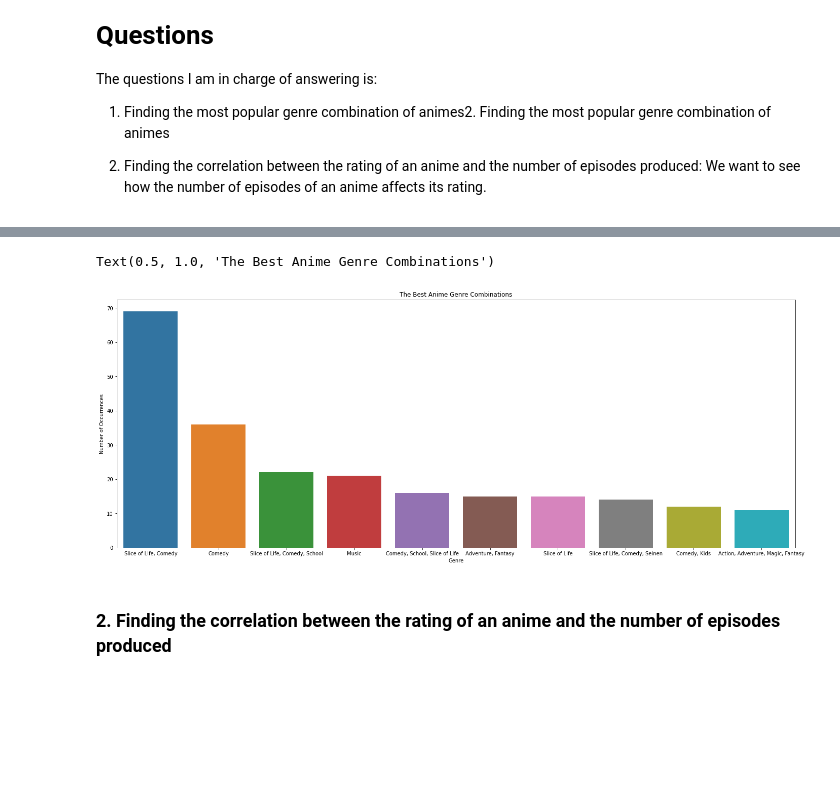
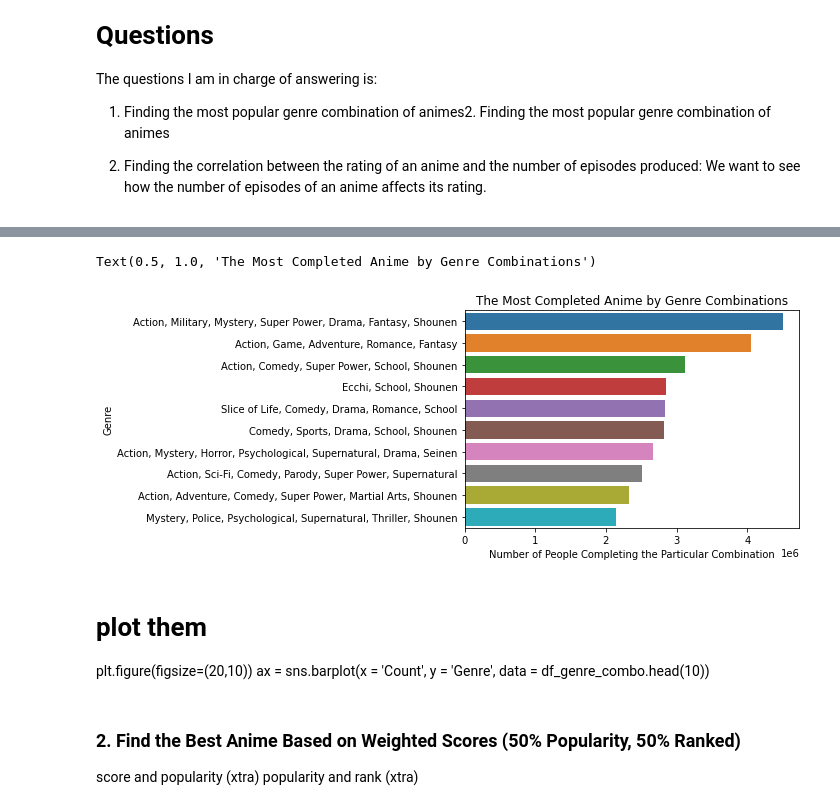
Before and after one commit to data301-2021-summer2/group03-project, a Jupyter notebook: analysis/Guy/milestone2.ipynb, the cells around one changed output, grey strips where cells are left out. Cells and saved outputs as stored; diff of their text form; code cells hidden in the pictures; blank space fills up the shorter version.

Commit message:
Plot the most watched genre combination

```diff
--- a/analysis/Guy/milestone2.ipynb
+++ b/analysis/Guy/milestone2.ipynb
@@ -220,0 +264,3 @@ df_genre_combo.head(10)
+# %%
+genre_combo_df = df.groupby('Genres', as_index = False).sum()[['Genres','Completed']].sort_values(by = 'Completed', ascending = False)
+genre_combo_df
@@ -221,11 +281,16 @@ df_genre_combo.head(10)
 # %%
-plt.figure(figsize=(24,9))
-ax = sns.barplot(x = 'Genre', y = 'Count', data = df_genre_combo.head(10))
-plt.xlabel("Genre")
-plt.ylabel("Number of Occurrences")
-plt.title("The Best Anime Genre Combinations")
+sns.barplot(x = 'Completed', y = 'Genres', orient = 'h', data = genre_combo_df.head(10))
+plt.xlabel("Number of People Completing the Particular Combination")
+plt.ylabel("Genre")
+plt.title("The Most Completed Anime by Genre Combinations")
 # %% [output]
-Text(0.5, 1.0, 'The Best Anime Genre Combinations')
+Text(0.5, 1.0, 'The Most Completed Anime by Genre Combinations')
-[figure, old version]
+[figure, new version]
-# %% [markdown]
-### 2. Finding the correlation between the rating of an anime and the number of episodes produced
+# %% [markdown]
+# plot them
+plt.figure(figsize=(20,10))
+ax = sns.barplot(x = 'Count', y = 'Genre', data = df_genre_combo.head(10))
+# %% [markdown]
+### 2. Find the Best Anime Based on Weighted Scores (50% Popularity, 50% Ranked)
+score and popularity (xtra)
+popularity and rank (xtra)
```
Also changed, not shown: parts of 15 cells of this notebook, 1 other file.
